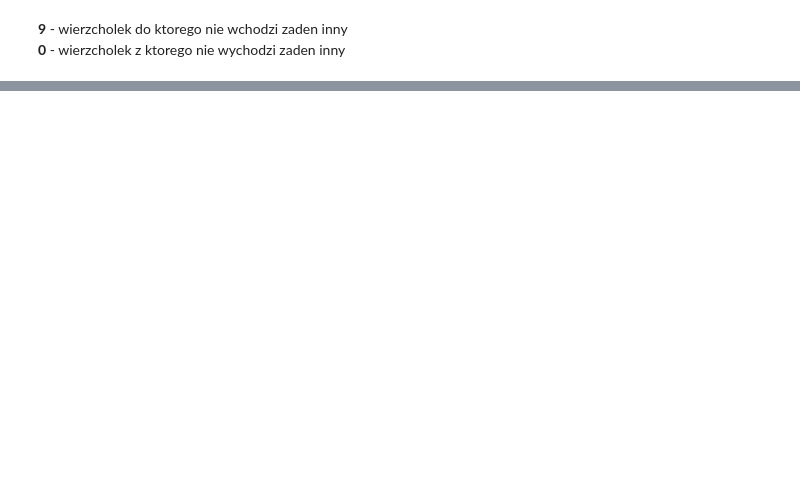
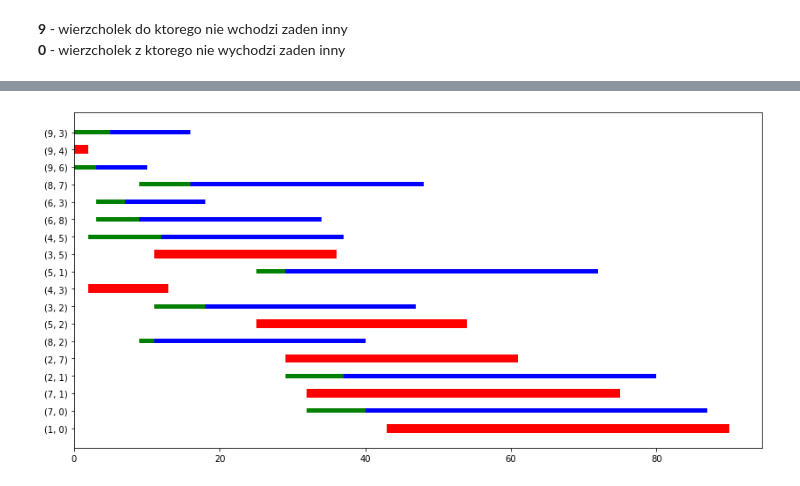
Before and after one commit to djmmatracki/BadanieOperacyjne, a Jupyter notebook: ProgramowanieSieciowe/sprawozdanie.ipynb, the cells around one changed output, grey strips where cells are left out. Cells and saved outputs as stored; diff of their text form; code cells hidden in the pictures; blank space fills up the shorter version.

```diff
--- a/ProgramowanieSieciowe/sprawozdanie.ipynb
+++ b/ProgramowanieSieciowe/sprawozdanie.ipynb
@@ -182,0 +209,28 @@ plt.show()
+# %%
+
+edges_str = [str(key) for key in Pw.keys()]
+Pw_list = list(Pw.values())
+Pp_list = list(Pp.values())
+Kw_list = list(Kw.values())
+Kp_list = list(Kp.values())
+
+# Critical
+critical_bar_right = [kp if Pw_list[i] == Pp_list[i] else 0 for i, kp in enumerate(Kp_list)]
+critical_bar_left = [pw if pw == Pp_list[i] else 0 for i, pw in enumerate(Pw_list)]
+
+# Start
+start_bar_right = [pp if Pw_list[i] != Pp_list[i] else 0 for i, pp in enumerate(Pp_list)]
+start_bar_left = [pw if pw != Pp_list[i] else 0 for i, pw in enumerate(Pw_list)]
+
+# End
+end_bar_right = [kp if Kw_list[i] != kp else 0 for i, kp in enumerate(Kp_list)]
+end_bar_left = [kw if kw != Kp_list[i] else 0 for i, kw in enumerate(Kw_list)]
+
+
+plt.figure(figsize=(14, 7))
+plt.barh(edges_str, critical_bar_right, left=critical_bar_left, height=0.5, color='red')
+plt.barh(edges_str, start_bar_right, left=start_bar_left, height=0.25, color='green')
+plt.barh(edges_str, end_bar_right, left=end_bar_left, height=-0.25, color='blue')
+plt.show()
+# %% [output]
+[figure, added]
```
Also changed, not shown: parts of 3 cells of this notebook.
